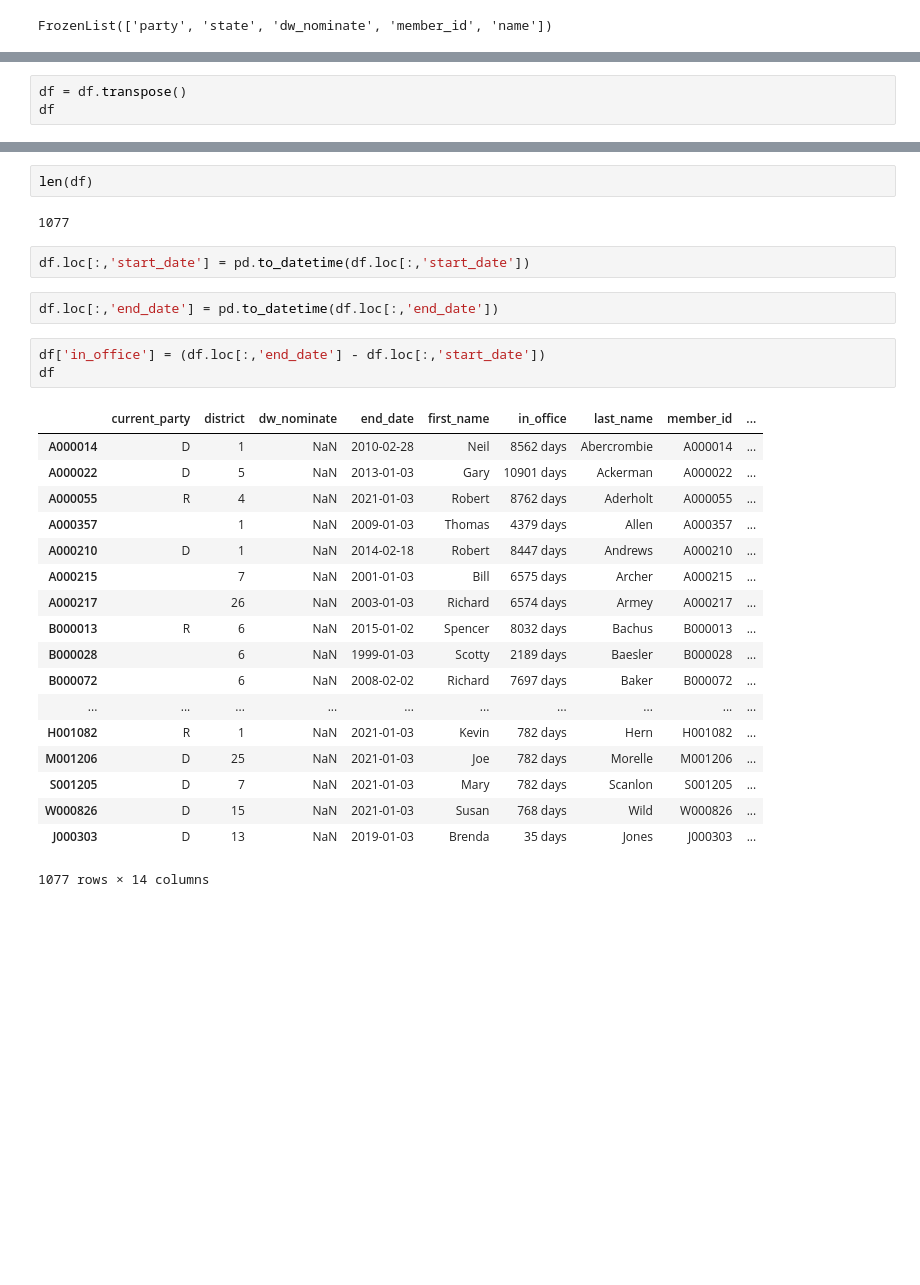
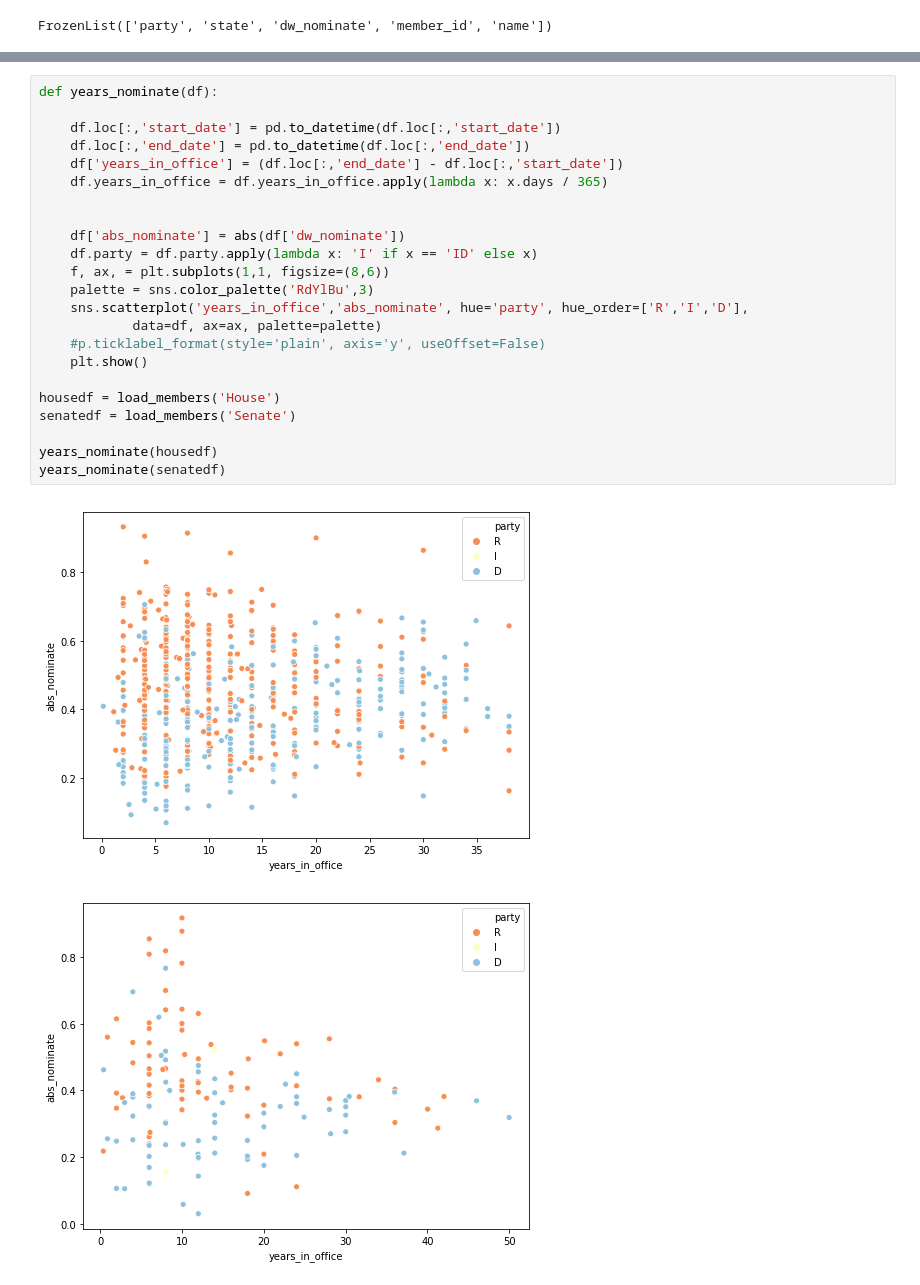
Before and after one commit to Nhorning/Congressional_Survival, a Jupyter notebook: Exploratory Data Analysis.ipynb, the cells around one changed output, grey strips where cells are left out. Saved outputs shown, nothing was run; the diff lists cells and outputs as text; blank space fills up the shorter version.

```diff
--- a/Exploratory Data Analysis.ipynb
+++ b/Exploratory Data Analysis.ipynb
@@ -634,3 +718,0 @@ df
-# %%
-df = df.transpose()
-df
@@ -656,31 +719,27 @@ df
-# %%
-len(df)
-# %% [output]
-1077
-# %%
-df.loc[:,'start_date'] = pd.to_datetime(df.loc[:,'start_date'])
-# %%
-df.loc[:,'end_date'] = pd.to_datetime(df.loc[:,'end_date'])
-# %%
-df['in_office'] = (df.loc[:,'end_date'] - df.loc[:,'start_date'])
-df
-# %% [output]
-|  | current_party | district | dw_nominate | end_date | first_name | in_office | last_name | member_id | ... |
-| A000014 | D | 1 | NaN | 2010-02-28 | Neil | 8562 days | Abercrombie | A000014 | ... |
-| A000022 | D | 5 | NaN | 2013-01-03 | Gary | 10901 days | Ackerman | A000022 | ... |
-| A000055 | R | 4 | NaN | 2021-01-03 | Robert | 8762 days | Aderholt | A000055 | ... |
-| A000357 |  | 1 | NaN | 2009-01-03 | Thomas | 4379 days | Allen | A000357 | ... |
-| A000210 | D | 1 | NaN | 2014-02-18 | Robert | 8447 days | Andrews | A000210 | ... |
-| A000215 |  | 7 | NaN | 2001-01-03 | Bill | 6575 days | Archer | A000215 | ... |
-| A000217 |  | 26 | NaN | 2003-01-03 | Richard | 6574 days | Armey | A000217 | ... |
-| B000013 | R | 6 | NaN | 2015-01-02 | Spencer | 8032 days | Bachus | B000013 | ... |
-| B000028 |  | 6 | NaN | 1999-01-03 | Scotty | 2189 days | Baesler | B000028 | ... |
-| B000072 |  | 6 | NaN | 2008-02-02 | Richard | 7697 days | Baker | B000072 | ... |
-| ... | ... | ... | ... | ... | ... | ... | ... | ... | ... |
-| H001082 | R | 1 | NaN | 2021-01-03 | Kevin | 782 days | Hern | H001082 | ... |
-| M001206 | D | 25 | NaN | 2021-01-03 | Joe | 782 days | Morelle | M001206 | ... |
-| S001205 | D | 7 | NaN | 2021-01-03 | Mary | 782 days | Scanlon | S001205 | ... |
-| W000826 | D | 15 | NaN | 2021-01-03 | Susan | 768 days | Wild | W000826 | ... |
-| J000303 | D | 13 | NaN | 2019-01-03 | Brenda | 35 days | Jones | J000303 | ... |
-1077 rows × 14 columns
+# %%
+def years_nominate(df):
+
+    df.loc[:,'start_date'] = pd.to_datetime(df.loc[:,'start_date'])
+    df.loc[:,'end_date'] = pd.to_datetime(df.loc[:,'end_date'])
+    df['years_in_office'] = (df.loc[:,'end_date'] - df.loc[:,'start_date'])
+    df.years_in_office = df.years_in_office.apply(lambda x: x.days / 365)
+
+
+    df['abs_nominate'] = abs(df['dw_nominate'])
+    df.party = df.party.apply(lambda x: 'I' if x == 'ID' else x)
+    f, ax, = plt.subplots(1,1, figsize=(8,6))
+    palette = sns.color_palette('RdYlBu',3)
+    sns.scatterplot('years_in_office','abs_nominate', hue='party', hue_order=['R','I','D'],
+            data=df, ax=ax, palette=palette)
+    #p.ticklabel_format(style='plain', axis='y', useOffset=False)
+    plt.show()
+
+housedf = load_members('House')
+senatedf = load_members('Senate')
+
+years_nominate(housedf)
+years_nominate(senatedf)
+# %% [output]
+[figure, added]
+[figure, added]
 # %%
```
Also changed, not shown: parts of 7 cells of this notebook, 4 other files.
